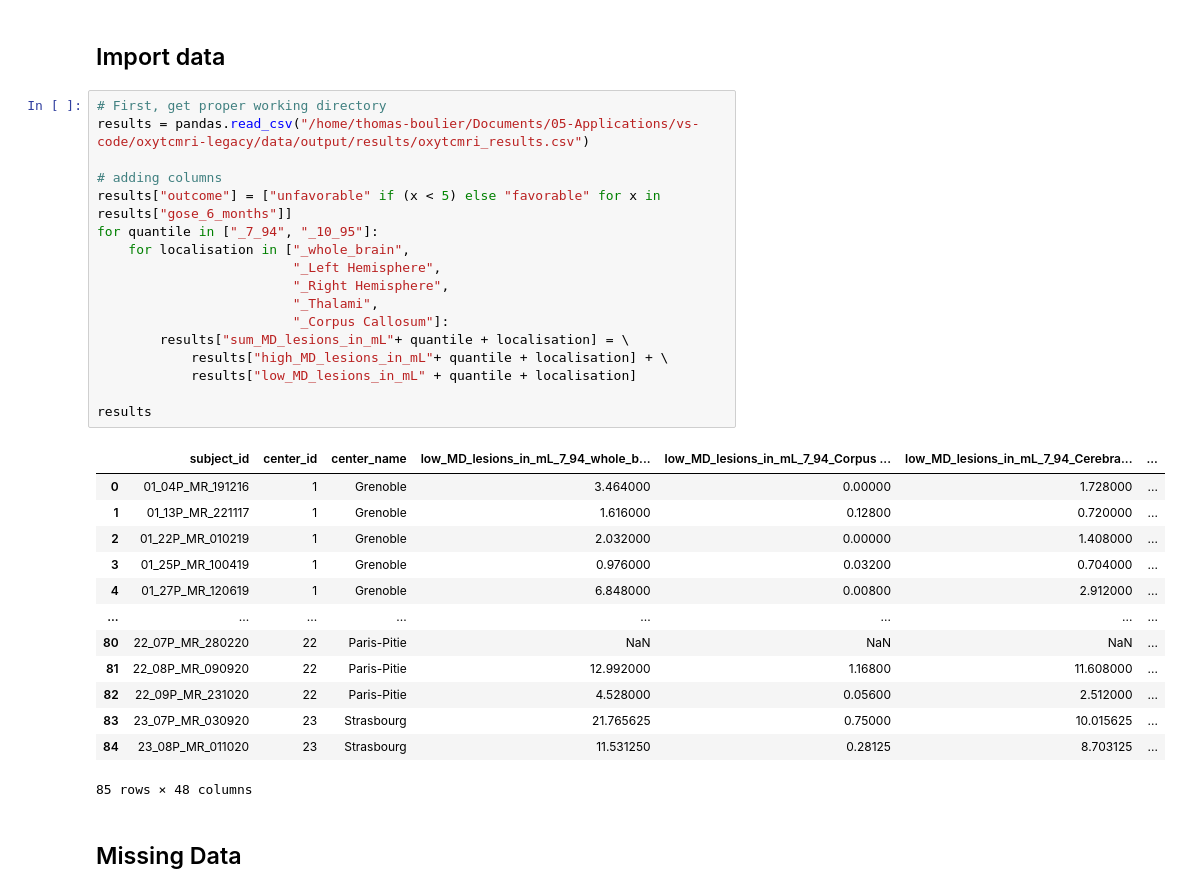
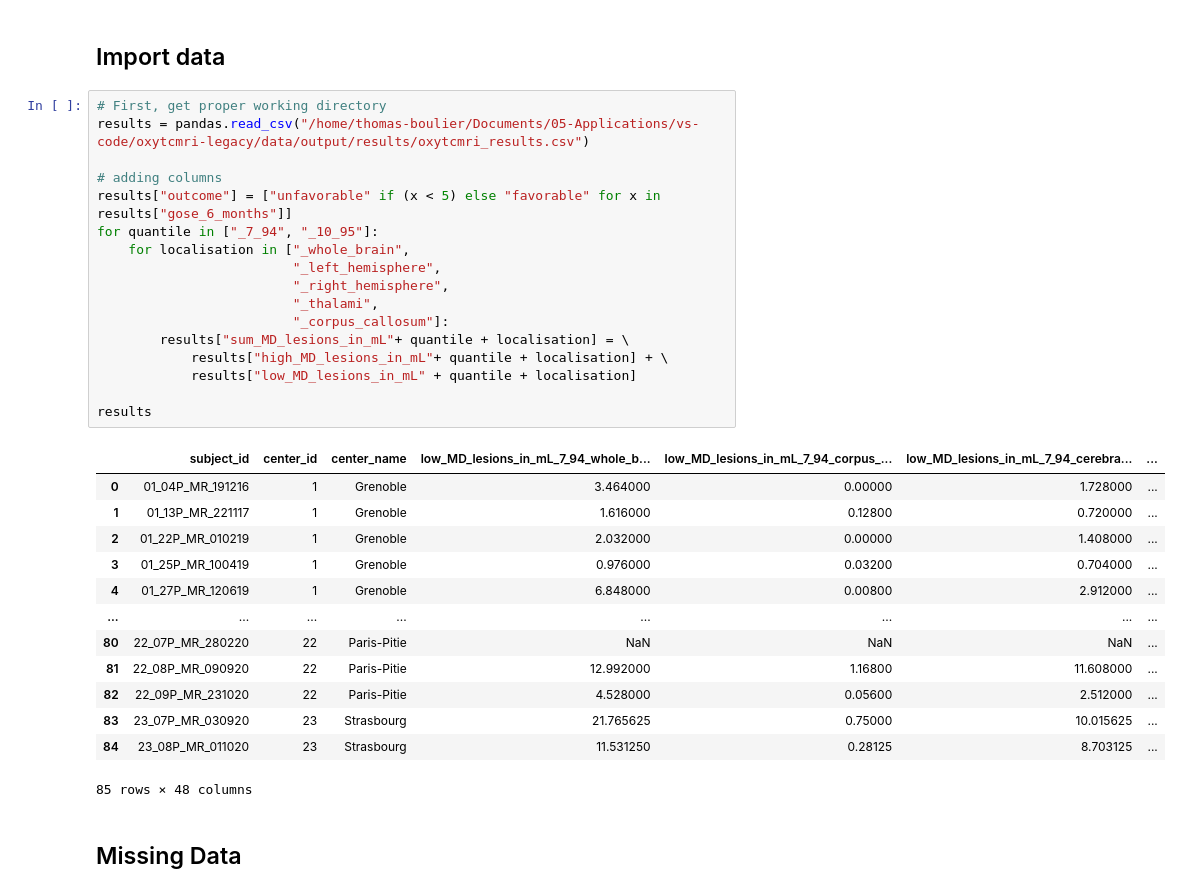
Before and after one commit to tomboulier/oxytcmri-dti-processing, a Jupyter notebook: oxytcmri/entrypoints/analyse_data.ipynb, the cells around one changed output. Saved outputs shown, nothing was run; the diff lists cells and outputs as text.

Commit message:
feat: make brain regions names lower_case in column names of CSV results file

```diff
--- a/oxytcmri/entrypoints/analyse_data.ipynb
+++ b/oxytcmri/entrypoints/analyse_data.ipynb
@@ -24,22 +24,22 @@ seaborn's version: 0.13.2
 # %%
 # First, get proper working directory
 results = pandas.read_csv("/home/thomas-boulier/Documents/05-Applications/vs-code/oxytcmri-legacy/data/output/results/oxytcmri_results.csv")
 
 # adding columns
 results["outcome"] = ["unfavorable" if (x < 5) else "favorable" for x in results["gose_6_months"]]
 for quantile in ["_7_94", "_10_95"]:
     for localisation in ["_whole_brain",
-                         "_Left Hemisphere",
-                         "_Right Hemisphere",
-                         "_Thalami",
-                         "_Corpus Callosum"]:
+                         "_left_hemisphere",
+                         "_right_hemisphere",
+                         "_thalami",
+                         "_corpus_callosum"]:
         results["sum_MD_lesions_in_mL"+ quantile + localisation] = \
             results["high_MD_lesions_in_mL"+ quantile + localisation] + \
             results["low_MD_lesions_in_mL" + quantile + localisation]
 
 results
 # %% [output]
-|  | subject_id | center_id | center_name | low_MD_lesions_in_mL_7_94_whole_b... | low_MD_lesions_in_mL_7_94_Corpus ... | low_MD_lesions_in_mL_7_94_Cerebra... | ... |
+|  | subject_id | center_id | center_name | low_MD_lesions_in_mL_7_94_whole_b... | low_MD_lesions_in_mL_7_94_corpus_... | low_MD_lesions_in_mL_7_94_cerebra... | ... |
 | 0 | 01_04P_MR_191216 | 1 | Grenoble | 3.464000 | 0.00000 | 1.728000 | ... |
 | 1 | 01_13P_MR_221117 | 1 | Grenoble | 1.616000 | 0.12800 | 0.720000 | ... |
 | 2 | 01_22P_MR_010219 | 1 | Grenoble | 2.032000 | 0.00000 | 1.408000 | ... |
```
Also changed, not shown: parts of 3 cells of this notebook, 1 other file.
